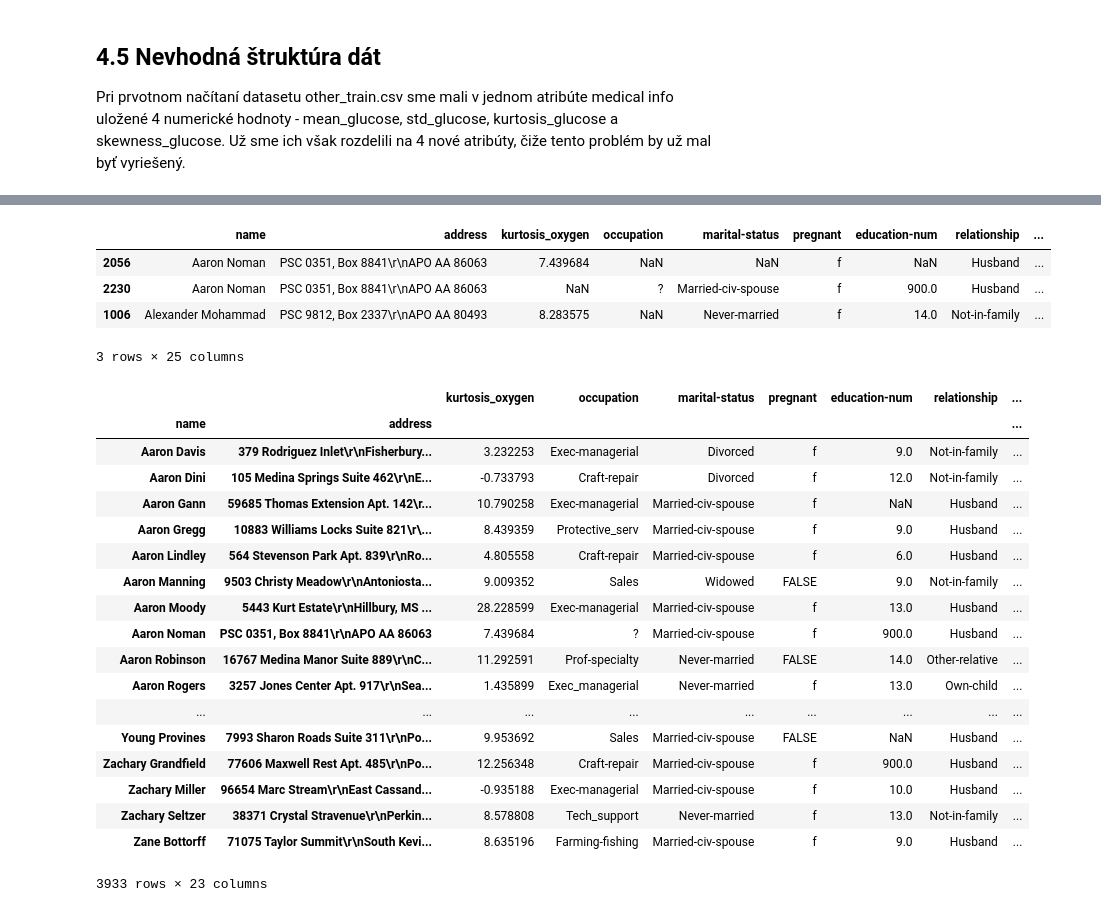
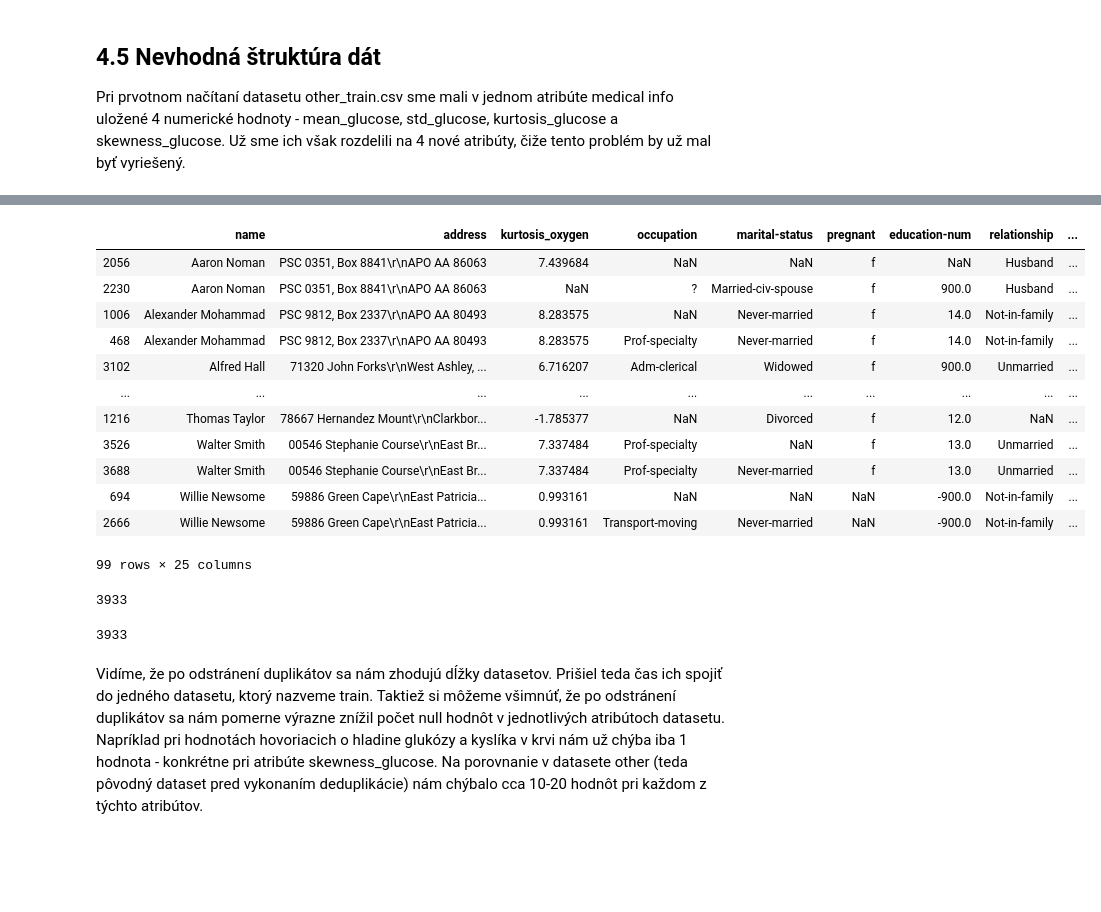
Before and after one commit to jaruji/IAU-project, a Jupyter notebook: IAU - Kocurik, Bedej J., prieskumna analyza.ipynb, the cells around one changed output, grey strips where cells are left out. Drawn from its saved outputs; the diff is of its cells as text; code cells hidden in the pictures; blank space fills up the shorter version.

```diff
--- a/IAU - Kocurik, Bedej J., prieskumna analyza.ipynb
+++ b/IAU - Kocurik, Bedej J., prieskumna analyza.ipynb
@@ -1074,32 +1075,27 @@ Pri prvotnom načítaní datasetu other_train.csv sme mali v jednom atribúte me
 # %%
-pd.set_option('display.max_colwidth', -1)
-other[other['name'].duplicated(keep=False)].sort_values('name').head(3)
+other[other[['name', 'address']].duplicated(keep=False)].sort_values("name")
 # %% [output]
 |  | name | address | kurtosis_oxygen | occupation | marital-status | pregnant | education-num | relationship | ... |
 | 2056 | Aaron Noman | PSC 0351, Box 8841\r\nAPO AA 86063 | 7.439684 | NaN | NaN | f | NaN | Husband | ... |
 | 2230 | Aaron Noman | PSC 0351, Box 8841\r\nAPO AA 86063 | NaN | ? | Married-civ-spouse | f | 900.0 | Husband | ... |
 | 1006 | Alexander Mohammad | PSC 9812, Box 2337\r\nAPO AA 80493 | 8.283575 | NaN | Never-married | f | 14.0 | Not-in-family | ... |
+| 468 | Alexander Mohammad | PSC 9812, Box 2337\r\nAPO AA 80493 | 8.283575 | Prof-specialty | Never-married | f | 14.0 | Not-in-family | ... |
+| 3102 | Alfred Hall | 71320 John Forks\r\nWest Ashley, ... | 6.716207 | Adm-clerical | Widowed | f | 900.0 | Unmarried | ... |
+| ... | ... | ... | ... | ... | ... | ... | ... | ... | ... |
+| 1216 | Thomas Taylor | 78667 Hernandez Mount\r\nClarkbor... | -1.785377 | NaN | Divorced | f | 12.0 | NaN | ... |
+| 3526 | Walter Smith | 00546 Stephanie Course\r\nEast Br... | 7.337484 | Prof-specialty | NaN | f | 13.0 | Unmarried | ... |
+| 3688 | Walter Smith | 00546 Stephanie Course\r\nEast Br... | 7.337484 | Prof-specialty | Never-married | f | 13.0 | Unmarried | ... |
+| 694 | Willie Newsome | 59886 Green Cape\r\nEast Patricia... | 0.993161 | NaN | NaN | NaN | -900.0 | Not-in-family | ... |
+| 2666 | Willie Newsome | 59886 Green Cape\r\nEast Patricia... | 0.993161 | Transport-moving | Never-married | NaN | -900.0 | Not-in-family | ... |
-3 rows × 25 columns
+99 rows × 25 columns
 # %%
-pd.set_option('display.max_colwidth', -1)
-other.groupby(['name', 'address']).first().sort_values('name')
+final = other.groupby(["name", "address"]).first().reset_index()
+len(final)
 # %% [output]
-|  |  | kurtosis_oxygen | occupation | marital-status | pregnant | education-num | relationship | ... |
-| name | address |  |  |  |  |  |  | ... |
-| Aaron Davis | 379 Rodriguez Inlet\r\nFisherbury... | 3.232253 | Exec-managerial | Divorced | f | 9.0 | Not-in-family | ... |
-| Aaron Dini | 105 Medina Springs Suite 462\r\nE... | -0.733793 | Craft-repair | Divorced | f | 12.0 | Not-in-family | ... |
-| Aaron Gann | 59685 Thomas Extension Apt. 142\r... | 10.790258 | Exec-managerial | Married-civ-spouse | f | NaN | Husband | ... |
-| Aaron Gregg | 10883 Williams Locks Suite 821\r\... | 8.439359 | Protective_serv | Married-civ-spouse | f | 9.0 | Husband | ... |
-| Aaron Lindley | 564 Stevenson Park Apt. 839\r\nRo... | 4.805558 | Craft-repair | Married-civ-spouse | f | 6.0 | Husband | ... |
-| Aaron Manning | 9503 Christy Meadow\r\nAntoniosta... | 9.009352 | Sales | Widowed | FALSE | 9.0 | Not-in-family | ... |
-| Aaron Moody | 5443 Kurt Estate\r\nHillbury, MS ... | 28.228599 | Exec-managerial | Married-civ-spouse | f | 13.0 | Husband | ... |
-| Aaron Noman | PSC 0351, Box 8841\r\nAPO AA 86063 | 7.439684 | ? | Married-civ-spouse | f | 900.0 | Husband | ... |
-| Aaron Robinson | 16767 Medina Manor Suite 889\r\nC... | 11.292591 | Prof-specialty | Never-married | FALSE | 14.0 | Other-relative | ... |
-| Aaron Rogers | 3257 Jones Center Apt. 917\r\nSea... | 1.435899 | Exec_managerial | Never-married | f | 13.0 | Own-child | ... |
-| ... | ... | ... | ... | ... | ... | ... | ... | ... |
-| Young Provines | 7993 Sharon Roads Suite 311\r\nPo... | 9.953692 | Sales | Married-civ-spouse | FALSE | NaN | Husband | ... |
-| Zachary Grandfield | 77606 Maxwell Rest Apt. 485\r\nPo... | 12.256348 | Craft-repair | Married-civ-spouse | f | 900.0 | Husband | ... |
-| Zachary Miller | 96654 Marc Stream\r\nEast Cassand... | -0.935188 | Exec-managerial | Married-civ-spouse | f | 10.0 | Husband | ... |
-| Zachary Seltzer | 38371 Crystal Stravenue\r\nPerkin... | 8.578808 | Tech_support | Never-married | f | 13.0 | Not-in-family | ... |
-| Zane Bottorff | 71075 Taylor Summit\r\nSouth Kevi... | 8.635196 | Farming-fishing | Married-civ-spouse | f | 9.0 | Husband | ... |
-3933 rows × 23 columns
+3933
+# %%
+len(personal)
+# %% [output]
+3933
+# %% [markdown]
+Vidíme, že po odstránení duplikátov sa nám zhodujú dĺžky datasetov. Prišiel teda čas ich spojiť do jedného datasetu, ktorý nazveme train. Taktiež si môžeme všimnúť, že po odstránení duplikátov sa nám pomerne výrazne znížil počet null hodnôt v jednotlivých atribútoch datasetu. Napríklad pri hodnotách hovoriacich o hladine glukózy a kyslíka v krvi nám už chýba iba 1 hodnota - konkrétne pri atribúte skewness_glucose. Na porovnanie v datasete other (teda pôvodný dataset pred vykonaním deduplikácie) nám chýbalo cca 10-20 hodnôt pri každom z týchto atribútov.
```
Also changed, not shown: parts of 59 cells of this notebook.
